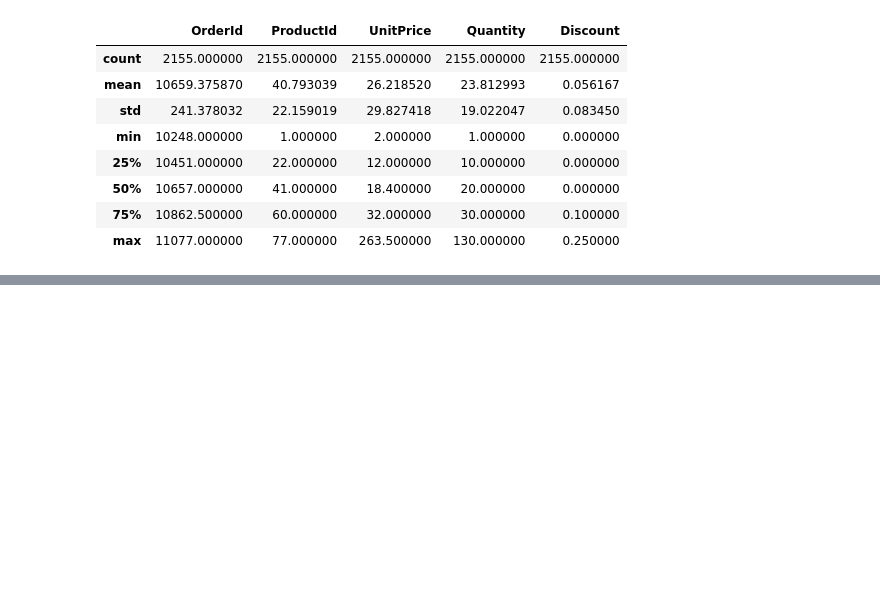
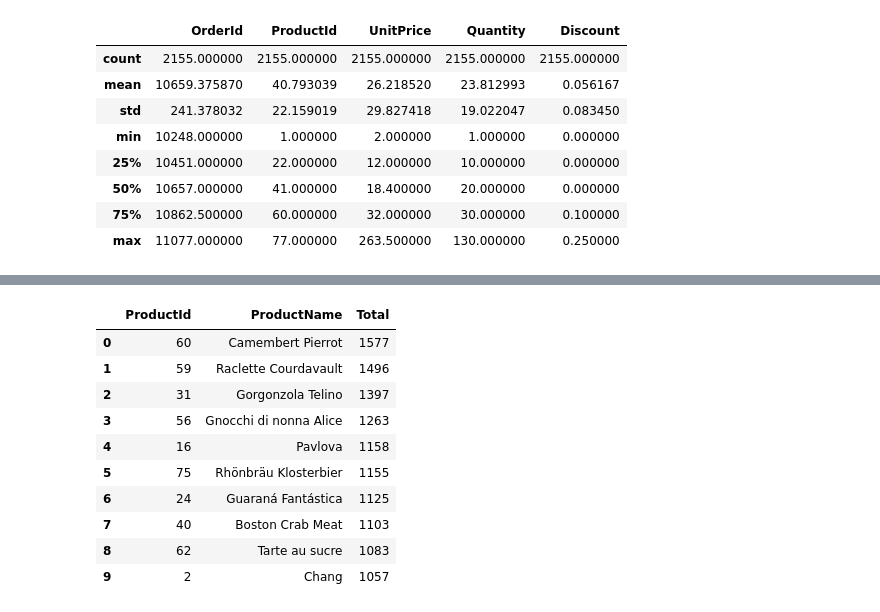
Before and after one commit to MagicMilly/dsc-2-final-project-online-ds-ft-100118, a Jupyter notebook: student.ipynb, the cells around one changed output, grey strips where cells are left out. Drawn from its saved outputs; the diff is of its cells as text; code cells hidden in the pictures; blank space fills up the shorter version.

```diff
--- a/student.ipynb
+++ b/student.ipynb
@@ -780,0 +670,16 @@ linreg.fit(X_train, y_train)
+# %%
+total_products_sold_df = pd.read_sql_query('SELECT ProductId, Product.ProductName, SUM(Quantity) as Total FROM \
+OrderDetail INNER JOIN Product ON Product.Id = OrderDetail.ProductId GROUP BY ProductId ORDER BY Total DESC;', conn)
+total_products_sold_df.head(10)
+# %% [output]
+|  | ProductId | ProductName | Total |
+| 0 | 60 | Camembert Pierrot | 1577 |
+| 1 | 59 | Raclette Courdavault | 1496 |
+| 2 | 31 | Gorgonzola Telino | 1397 |
+| 3 | 56 | Gnocchi di nonna Alice | 1263 |
+| 4 | 16 | Pavlova | 1158 |
+| 5 | 75 | Rhönbräu Klosterbier | 1155 |
+| 6 | 24 | Guaraná Fantástica | 1125 |
+| 7 | 40 | Boston Crab Meat | 1103 |
+| 8 | 62 | Tarte au sucre | 1083 |
+| 9 | 2 | Chang | 1057 |
```
Also changed, not shown: parts of 38 cells of this notebook.
